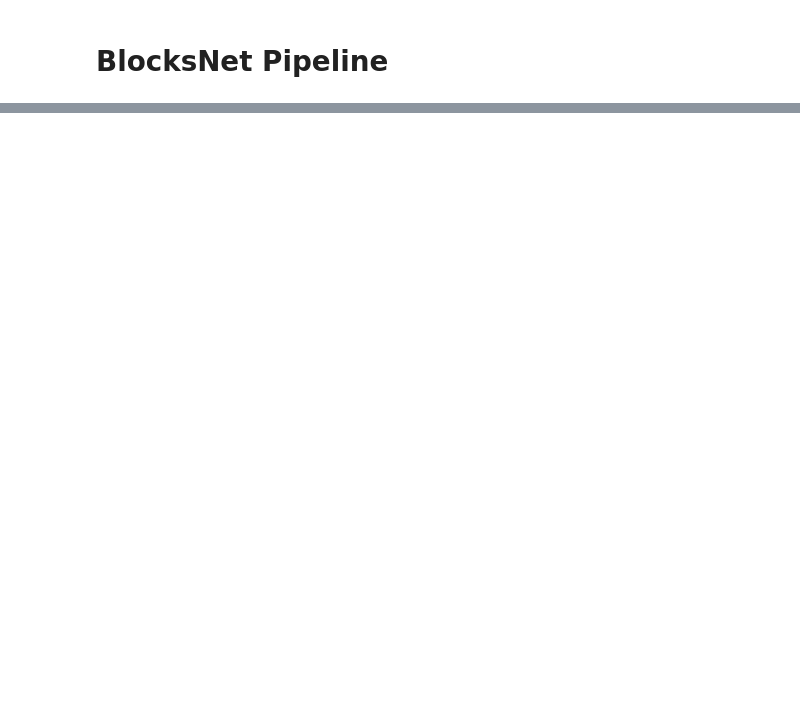
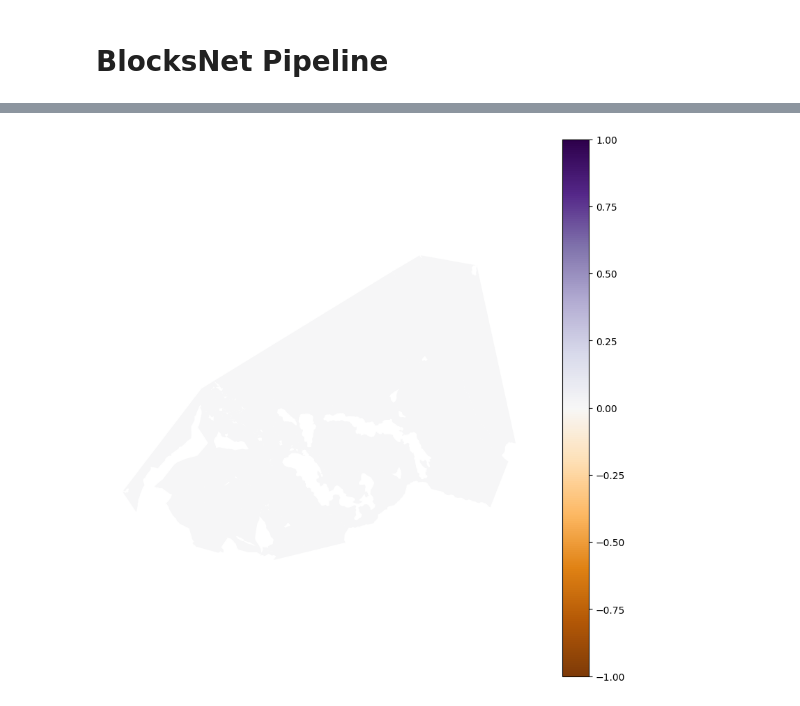
Before and after one commit to RuslanKozlyak/territorry_provision_api, a Jupyter notebook: test.ipynb, the cells around one changed output, grey strips where cells are left out. Saved outputs shown, nothing was run; the diff lists cells and outputs as text; code cells hidden in the pictures; blank space fills up the shorter version.

```diff
--- a/test.ipynb
+++ b/test.ipynb
@@ -545,0 +381,14 @@ prov.plot(prov_res)
+# %%
+delta_result = prov_after.copy()
+delta_result['provision'] -= prov_before['provision']
+delta_result.plot(
+  column='provision',
+  vmin=-1,
+  vmax=1,
+  legend=True,
+  linewidth=0.1,
+  figsize=(10,10),
+  cmap="PuOr"
+).set_axis_off()
+# %% [output]
+[figure, added]
```
Also changed, not shown: parts of 68 cells of this notebook.
